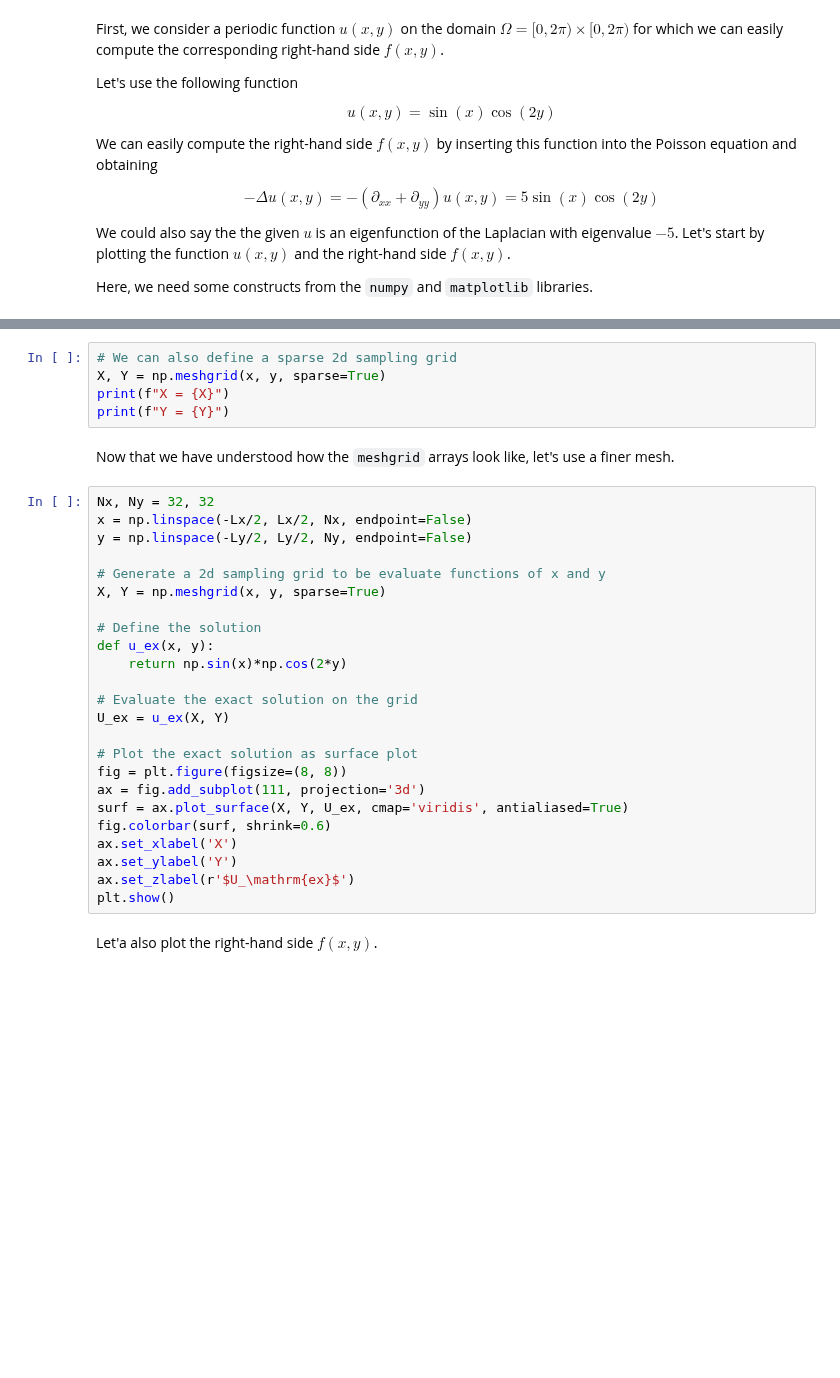
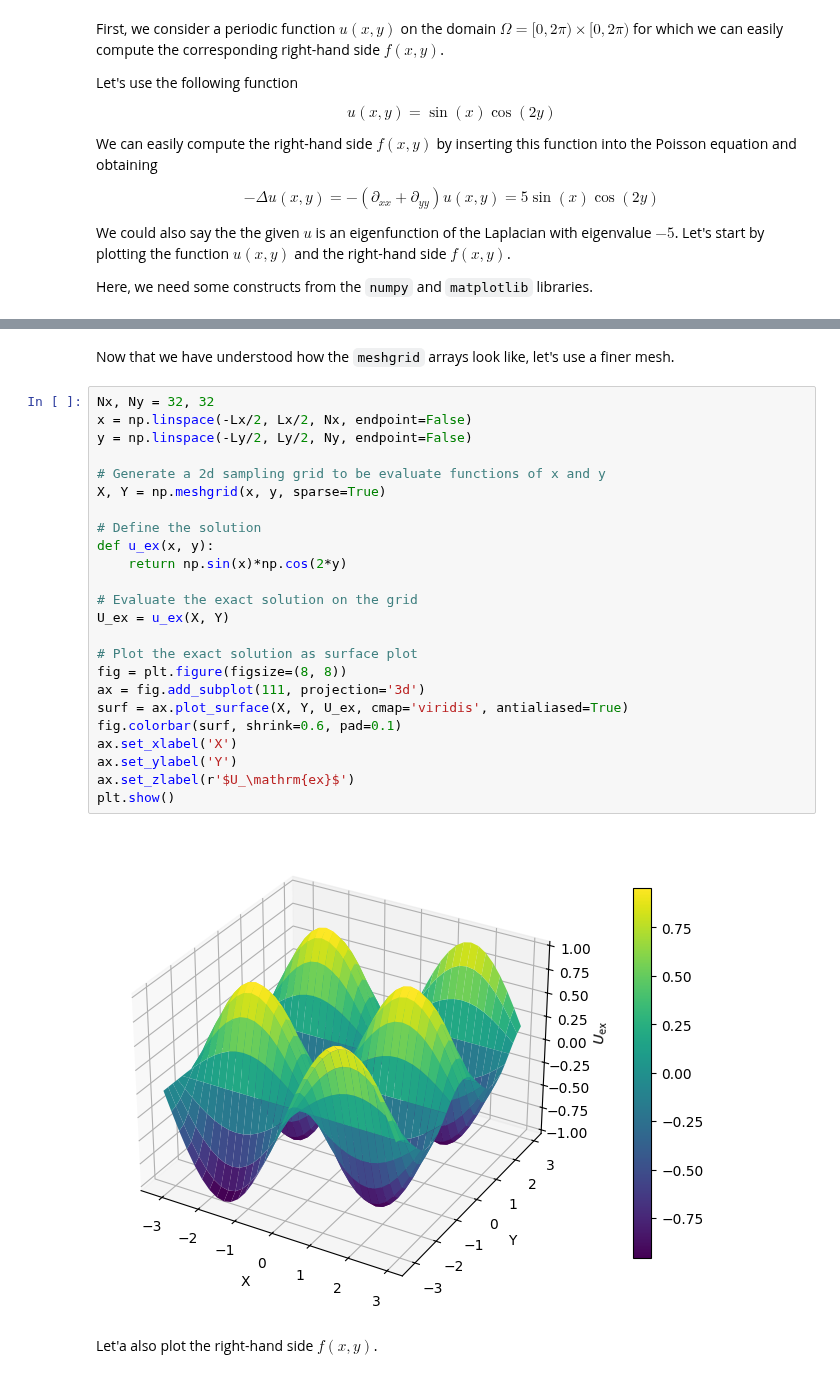
Before and after one commit to solniva/TMA4320_ScientificComputationNotes, a Jupyter notebook: chapter_fourier/FourierPDE2D.ipynb, the cells around one changed output, grey strips where cells are left out. Drawn from its saved outputs; the diff is of its cells as text; blank space fills up the shorter version.

```diff
--- a/chapter_fourier/FourierPDE2D.ipynb
+++ b/chapter_fourier/FourierPDE2D.ipynb
@@ -153,34 +176,31 @@ print(f"Y = {Y}")
-# %%
-# We can also define a sparse 2d sampling grid
-X, Y = np.meshgrid(x, y, sparse=True)
-print(f"X = {X}")
-print(f"Y = {Y}")
 # %% [markdown]
 Now that we have understood how the `meshgrid` arrays look like, let's use a finer mesh.
 # %%
 Nx, Ny = 32, 32
 x = np.linspace(-Lx/2, Lx/2, Nx, endpoint=False)
 y = np.linspace(-Ly/2, Ly/2, Ny, endpoint=False)
 
 # Generate a 2d sampling grid to be evaluate functions of x and y
 X, Y = np.meshgrid(x, y, sparse=True)
 
 # Define the solution
 def u_ex(x, y):
     return np.sin(x)*np.cos(2*y)
 
 # Evaluate the exact solution on the grid
 U_ex = u_ex(X, Y)
 
 # Plot the exact solution as surface plot
 fig = plt.figure(figsize=(8, 8))
 ax = fig.add_subplot(111, projection='3d')
 surf = ax.plot_surface(X, Y, U_ex, cmap='viridis', antialiased=True)
-fig.colorbar(surf, shrink=0.6)
+fig.colorbar(surf, shrink=0.6, pad=0.1)
 ax.set_xlabel('X')
 ax.set_ylabel('Y')
 ax.set_zlabel(r'$U_\mathrm{ex}$')
 plt.show()
+# %% [output]
+[figure, added]
 # %% [markdown]
 Let'a also plot the right-hand side $f(x, y)$.
 # %%
```
Also changed, not shown: parts of 10 cells of this notebook.
